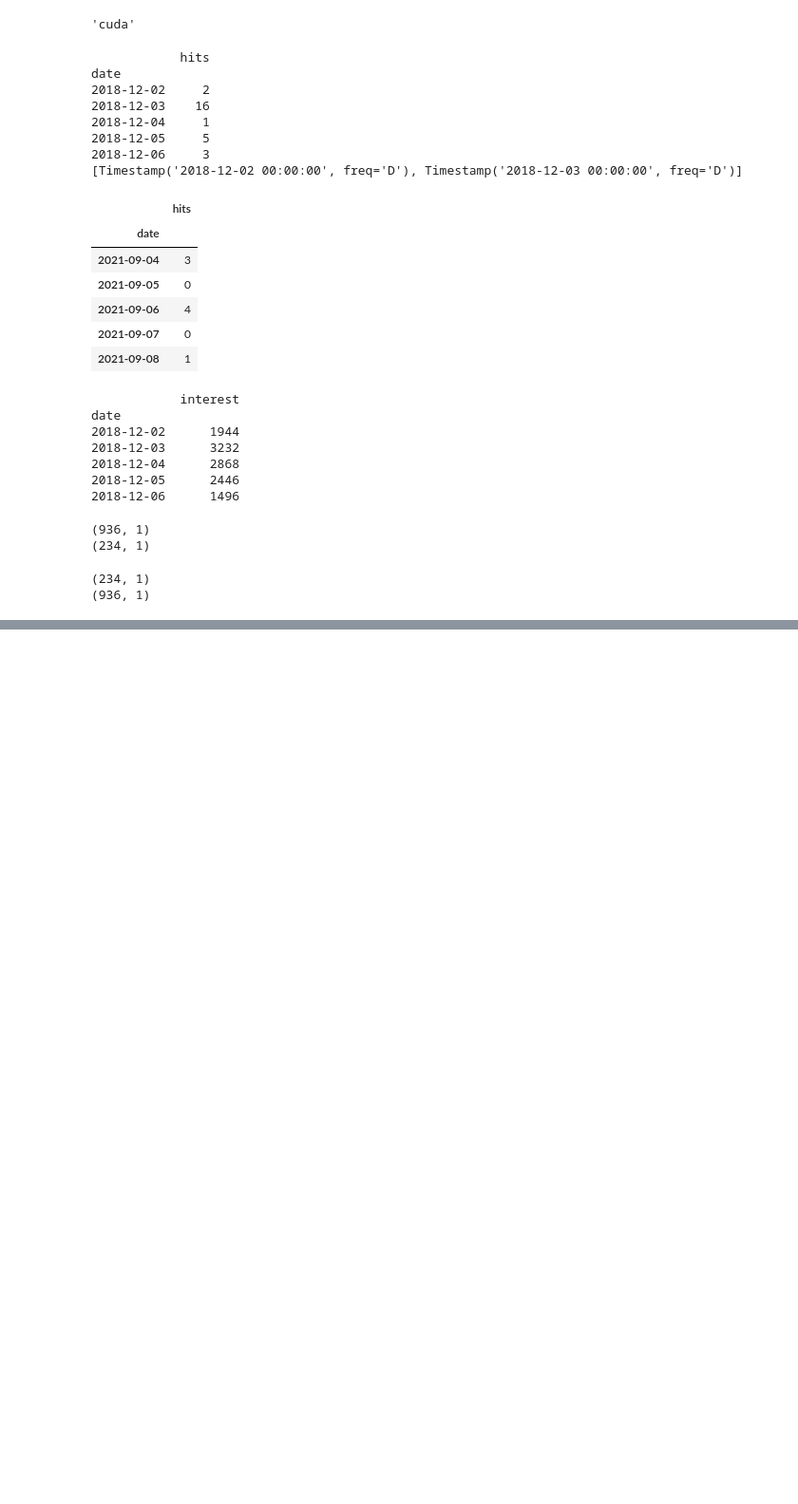
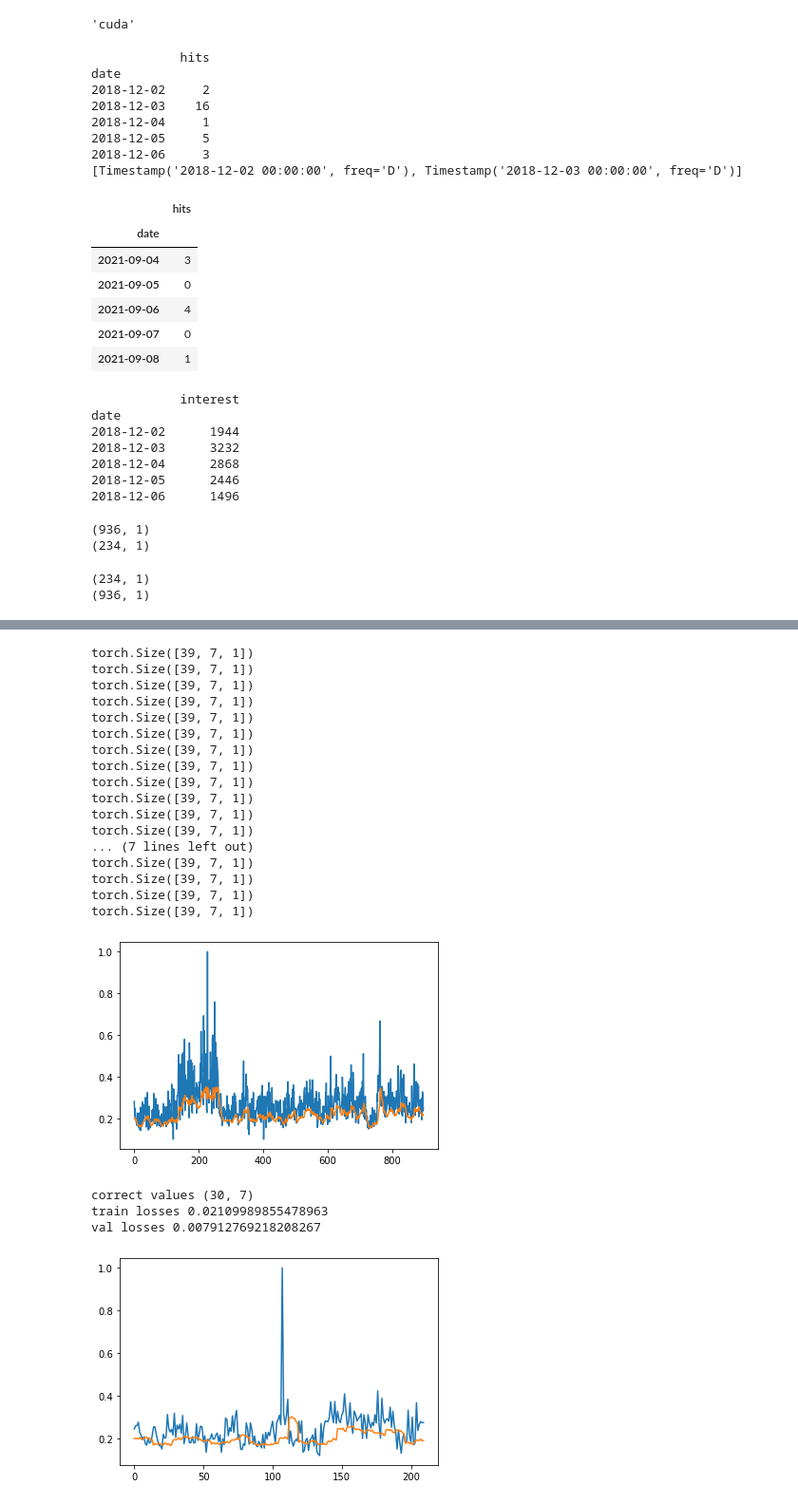
Before and after one commit to sjsivert/Masteroppgave, a Jupyter notebook: notebooks/lstm_market_insight_exploration.ipynb, the cells around one changed output, grey strips where cells are left out. Shown: that part at 95% size. Saved outputs shown, nothing was run; the diff lists cells and outputs as text; code cells hidden in the pictures; blank space fills up the shorter version.

```diff
--- a/notebooks/lstm_market_insight_exploration.ipynb
+++ b/notebooks/lstm_market_insight_exploration.ipynb
@@ -249,12 +230,12 @@ class LSTMPytorch(nn.Module):
         self.scheduler = torch.optim.lr_scheduler.ReduceLROnPlateau(
             self.optimizer, patience=500, factor=0.5, min_lr=1e-7, eps=1e-08
         )
+        self.reset_hidden_state(batch_size=batch_size)
 
-    def reset_hidden_state(self, batch_size, x):
+    def reset_hidden_state(self, batch_size):
+        self.h_0 = Variable(torch.zeros(self.num_layers, batch_size, self.hidden_size, device="cuda:0"))
 
-        self.h_0 = Variable(torch.zeros(self.num_layers, batch_size, self.hidden_size, device=x.device))
-
-        self.c_0 = Variable(torch.zeros(self.num_layers, batch_size, self.hidden_size, device=x.device))
+        self.c_0 = Variable(torch.zeros(self.num_layers, batch_size, self.hidden_size, device="cuda:0"))
 
     def forward(self, x):
         #self.reset_hidden_state(batch_size=x.size(0), x=x)
@@ -357,7 +338,7 @@ class LSTMPytorch(nn.Module):
 lstm = LSTMPytorch(
     input_size=1,
     hidden_size=50,
-    output_size=1,
+    output_size=window_output_size,
     num_layers=2,
     learning_rate=0.001,
     batch_size=batch_size,
@@ -375,45 +373,65 @@ plt.plot(val_losses_flat)
 # Predict training
 correct_values = []
 predictions = []
-for x_batch, y_batch in train_loader_no_batch:
+for x_batch, y_batch in train_loader:
     x_batch = x_batch.to(device)
     y_batch = y_batch.to(device)
     yhat = lstm(x_batch)
+    print(yhat.shape)
 
-
-    predictions.append(yhat.view(1, 1).detach().cpu().numpy())
-    correct_values.append(y_batch.view(1, 1).detach().cpu().numpy())
+    predictions.extend(yhat[:, 0, 0].detach().cpu().numpy())
+    correct_values.extend(y_batch[:, 0, 0].detach().cpu().numpy())
     # correct_values.append(y_batch.cpu().detach().numpy().flatten())
     # predictions.append(yhat.detach().cpu().numpy().flatten())
 predictions = np.array(predictions)
 correct_values = np.array(correct_values)
-print("predictions", predictions[:, :, 0].shape)
-print("correct values", correct_values.shape)
 plt.plot(correct_values.flatten())
 plt.plot(predictions.flatten() )
 
 plt.show()
 
 # Predict validation
 correct_values_val = []
 predictions_val = []
-for x_batch, y_batch in val_loader_no_batch:
+for x_batch, y_batch in val_loader:
     x_batch = x_batch.to(device)
     y_batch = y_batch.to(device)
     yhat = lstm(x_batch)
 
-    predictions_val.append(yhat.view(1, 1).detach().cpu().numpy())
-    correct_values_val.append(y_batch.view(1, 1).detach().cpu().numpy())
+    predictions_val.extend(yhat[::7, :, 0].detach().cpu().numpy())
+    correct_values_val.extend(y_batch[::7, :, 0].detach().cpu().numpy())
     # correct_values.append(y_batch.cpu().detach().numpy().flatten())
     # predictions.append(yhat.detach().cpu().numpy().flatten())
 predictions_val = np.array(predictions_val)
 correct_values_val = np.array(correct_values_val)
-print("predictions_val", predictions_val[:, :, 0].shape)
 print("correct values", correct_values_val.shape)
 plt.plot(correct_values_val.flatten())
 plt.plot(predictions_val.flatten() )
 print("train losses", sum(losses)/len(losses))
 print("val losses", sum(val_losses_flat)/len(val_losses_flat))
+# %% [output]
+torch.Size([39, 7, 1])
+torch.Size([39, 7, 1])
+torch.Size([39, 7, 1])
+torch.Size([39, 7, 1])
+torch.Size([39, 7, 1])
+torch.Size([39, 7, 1])
+torch.Size([39, 7, 1])
+torch.Size([39, 7, 1])
+torch.Size([39, 7, 1])
+torch.Size([39, 7, 1])
+torch.Size([39, 7, 1])
+torch.Size([39, 7, 1])
+... (7 lines left out)
+torch.Size([39, 7, 1])
+torch.Size([39, 7, 1])
+torch.Size([39, 7, 1])
+torch.Size([39, 7, 1])
+[figure, added]
+correct values (30, 7)
+train losses 0.02109989855478963
+val losses 0.007912769218208267
+[figure, added]
 # %%
 x_train = []
 y_train = []
```
Also changed, not shown: parts of 12 cells of this notebook.
